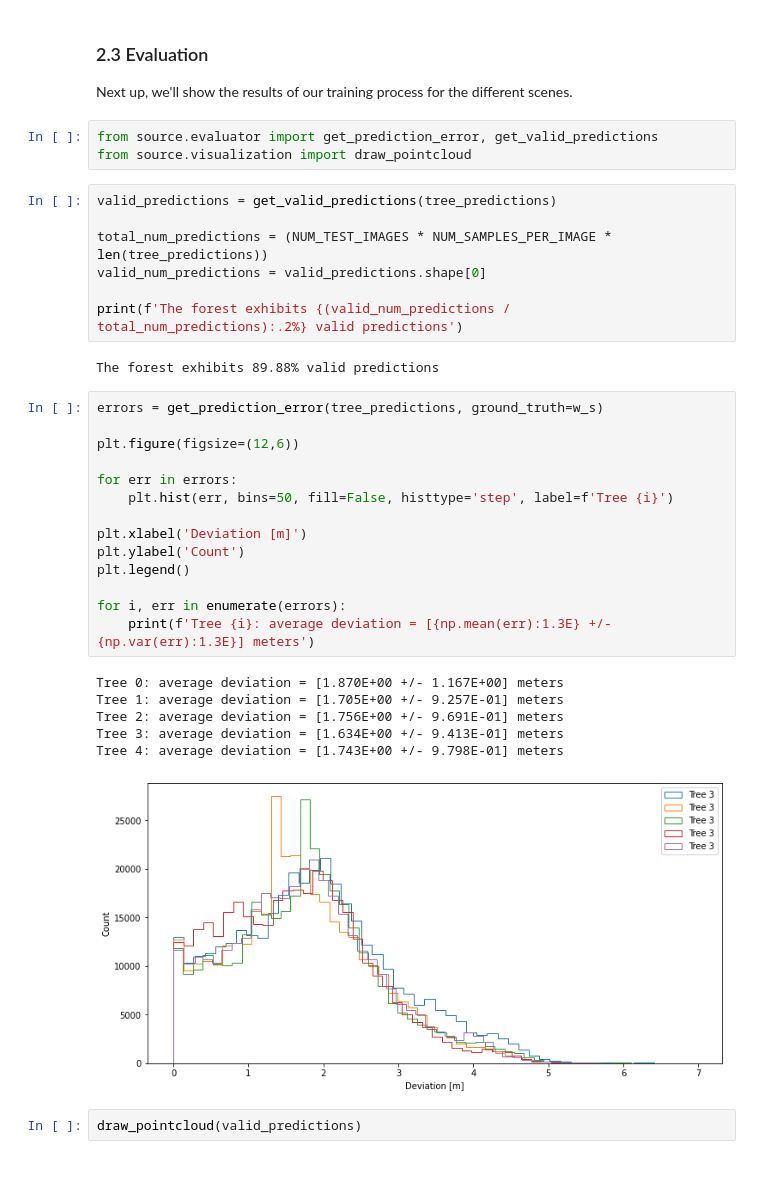
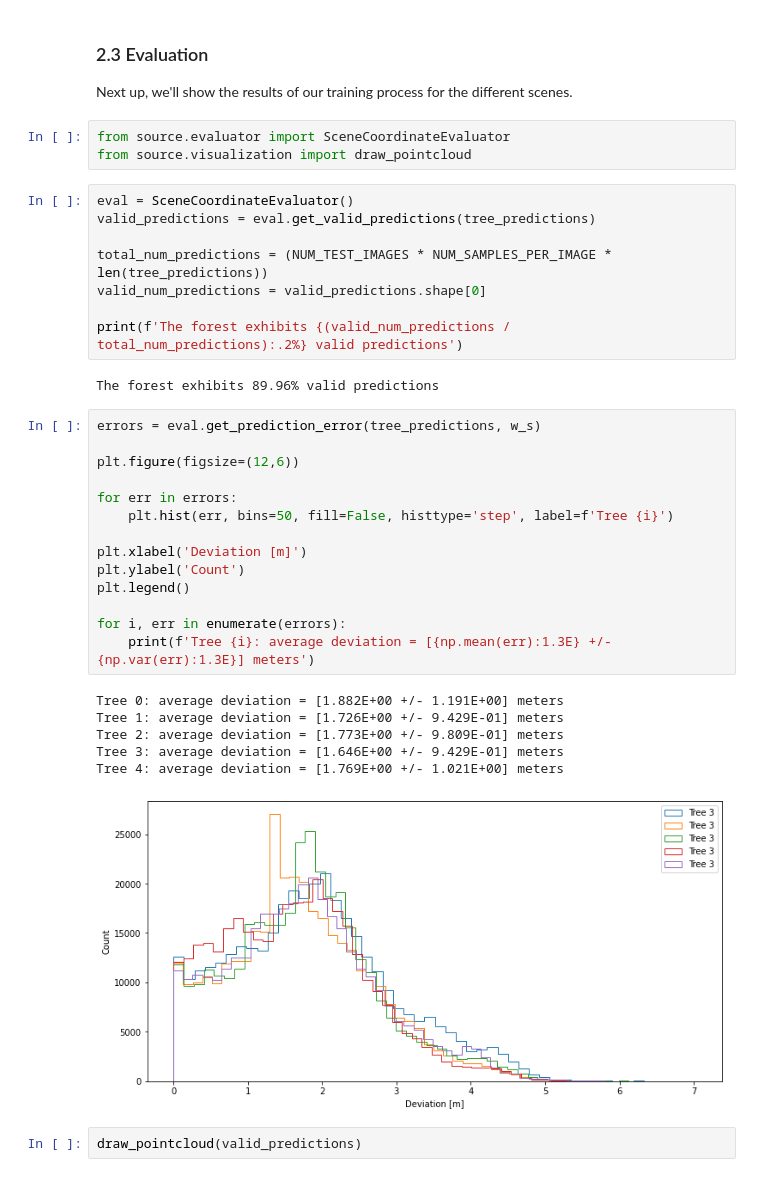
Before and after one commit to JasonPy/3dcv-mini-project, a Jupyter notebook: demo.ipynb, the cells around one changed output. Saved outputs shown, nothing was run; the diff lists cells and outputs as text.

```diff
--- a/demo.ipynb
+++ b/demo.ipynb
@@ -127,38 +127,39 @@ Finished after 15722.0ms
 ### 2.3 Evaluation
 Next up, we'll show the results of our training process for the different scenes.
 # %%
-from source.evaluator import get_prediction_error, get_valid_predictions
+from source.evaluator import SceneCoordinateEvaluator
 from source.visualization import draw_pointcloud
 # %%
-valid_predictions = get_valid_predictions(tree_predictions)
+eval = SceneCoordinateEvaluator()
+valid_predictions = eval.get_valid_predictions(tree_predictions)
 
 total_num_predictions = (NUM_TEST_IMAGES * NUM_SAMPLES_PER_IMAGE * len(tree_predictions))
 valid_num_predictions = valid_predictions.shape[0]
 
 print(f'The forest exhibits {(valid_num_predictions / total_num_predictions):.2%} valid predictions')
 # %% [output]
-The forest exhibits 89.88% valid predictions
+The forest exhibits 89.96% valid predictions
 # %%
-errors = get_prediction_error(tree_predictions, ground_truth=w_s)
+errors = eval.get_prediction_error(tree_predictions, w_s)
 
 plt.figure(figsize=(12,6))
 
 for err in errors:
     plt.hist(err, bins=50, fill=False, histtype='step', label=f'Tree {i}')
 
 plt.xlabel('Deviation [m]')
 plt.ylabel('Count')
 plt.legend()
 
 for i, err in enumerate(errors):
     print(f'Tree {i}: average deviation = [{np.mean(err):1.3E} +/- {np.var(err):1.3E}] meters')
 # %% [output]
-Tree 0: average deviation = [1.870E+00 +/- 1.167E+00] meters
-Tree 1: average deviation = [1.705E+00 +/- 9.257E-01] meters
-Tree 2: average deviation = [1.756E+00 +/- 9.691E-01] meters
-Tree 3: average deviation = [1.634E+00 +/- 9.413E-01] meters
-Tree 4: average deviation = [1.743E+00 +/- 9.798E-01] meters
+Tree 0: average deviation = [1.882E+00 +/- 1.191E+00] meters
+Tree 1: average deviation = [1.726E+00 +/- 9.429E-01] meters
+Tree 2: average deviation = [1.773E+00 +/- 9.809E-01] meters
+Tree 3: average deviation = [1.646E+00 +/- 9.429E-01] meters
+Tree 4: average deviation = [1.769E+00 +/- 1.021E+00] meters
-[figure, old version]
+[figure, new version]
 # %%
 draw_pointcloud(valid_predictions)
 # %% [markdown]
```
Also changed, not shown: parts of 2 cells of this notebook, 1 other file.
